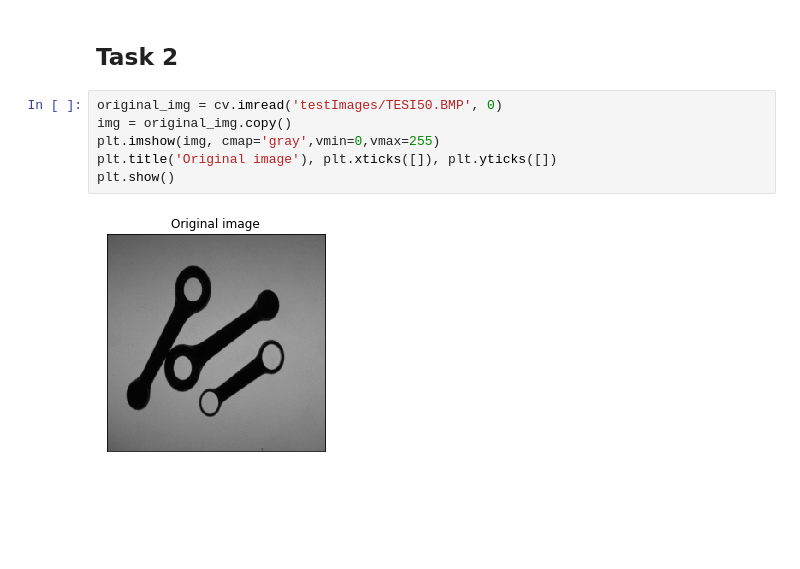
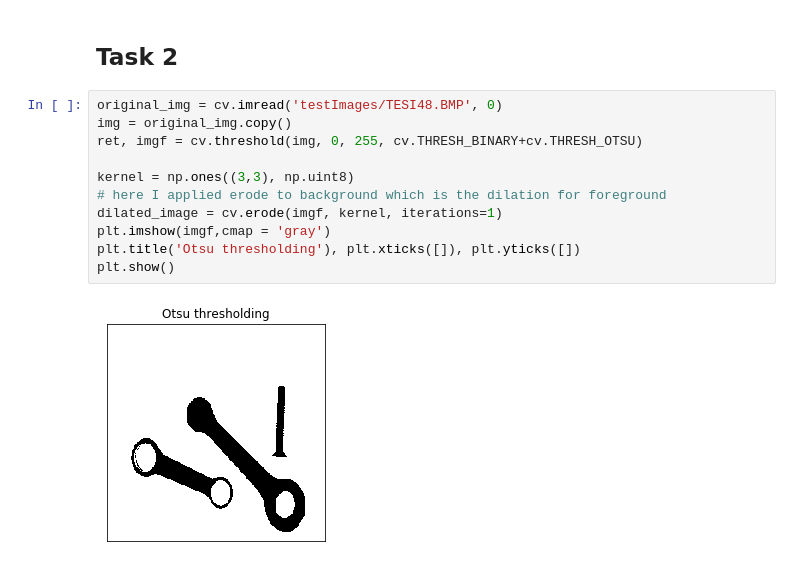
Before and after one commit to pptr3/connecting-rods, a Jupyter notebook: Connecting Rods.ipynb, the cells around one changed output. Cells and saved outputs as stored; diff of their text form; blank space fills up the shorter version.

```diff
--- a/Connecting Rods.ipynb
+++ b/Connecting Rods.ipynb
@@ -119,10 +119,15 @@ Diameter:  18.756349563598633
 # %% [markdown]
 ## Task 2
 # %%
-original_img = cv.imread('testImages/TESI50.BMP', 0)
+original_img = cv.imread('testImages/TESI48.BMP', 0)
 img = original_img.copy()
-plt.imshow(img, cmap='gray',vmin=0,vmax=255)
-plt.title('Original image'), plt.xticks([]), plt.yticks([])
+ret, imgf = cv.threshold(img, 0, 255, cv.THRESH_BINARY+cv.THRESH_OTSU)
+
+kernel = np.ones((3,3), np.uint8)
+# here I applied erode to background which is the dilation for foreground
+dilated_image = cv.erode(imgf, kernel, iterations=1)
+plt.imshow(imgf,cmap = 'gray')
+plt.title('Otsu thresholding'), plt.xticks([]), plt.yticks([])
 plt.show()
 # %% [output]
-[figure, old version]
+[figure, new version]
```
Also changed, not shown: parts of 9 cells of this notebook.
